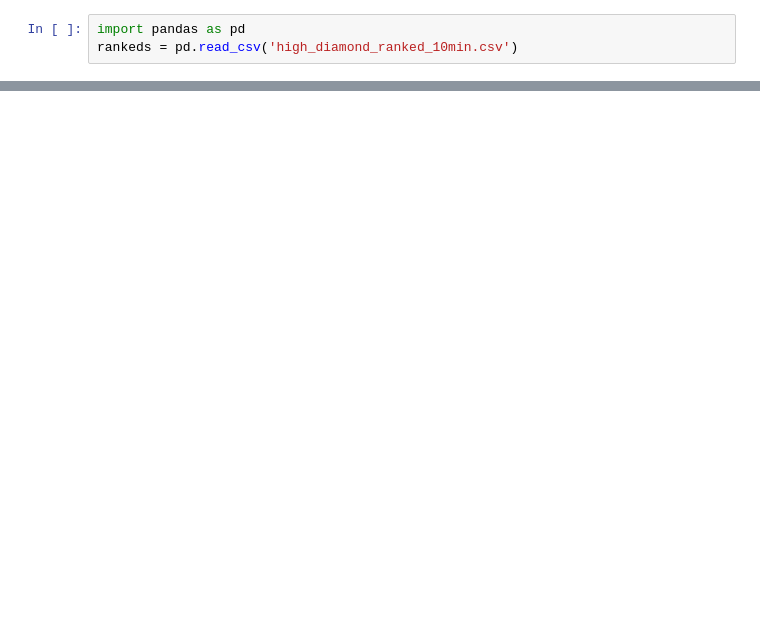
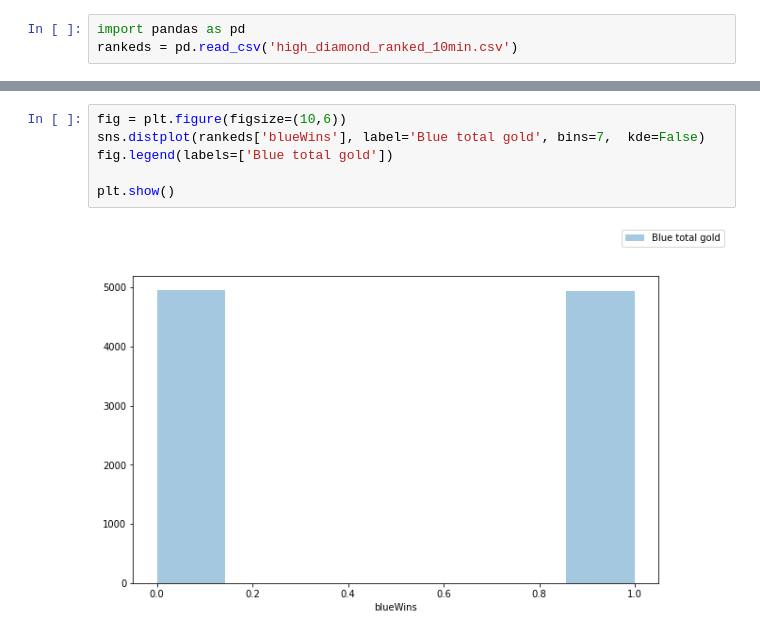
Before and after one commit to srokowskip/sad, a Jupyter notebook: high_diamond_ranked.ipynb, the cells around one changed output, grey strips where cells are left out. Saved outputs shown, nothing was run; the diff lists cells and outputs as text; blank space fills up the shorter version.

```diff
--- a/high_diamond_ranked.ipynb
+++ b/high_diamond_ranked.ipynb
@@ -38,0 +72,8 @@ rankeds.describe()
+# %%
+fig = plt.figure(figsize=(10,6))
+sns.distplot(rankeds['blueWins'], label='Blue total gold', bins=7,  kde=False)
+fig.legend(labels=['Blue total gold'])
+
+plt.show()
+# %% [output]
+[figure, added]
```
Also changed, not shown: parts of 42 cells of this notebook.
